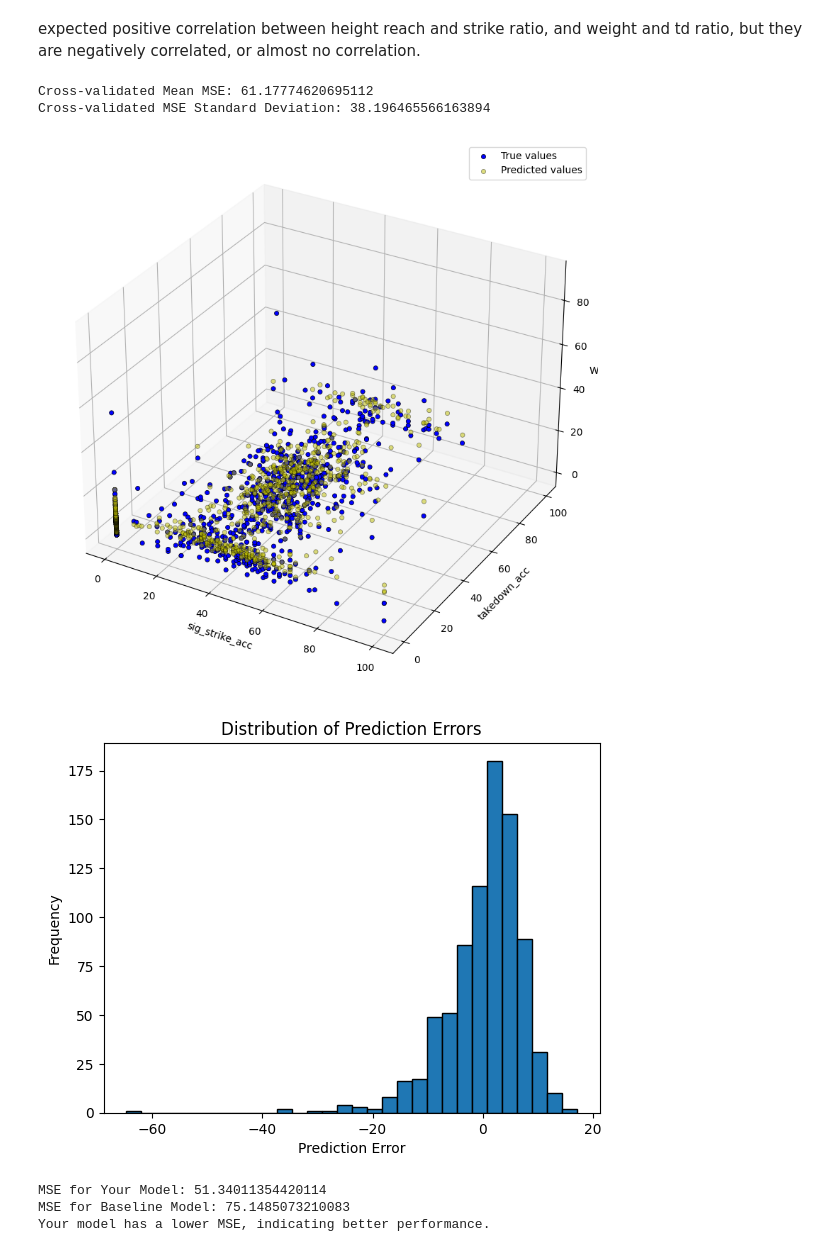
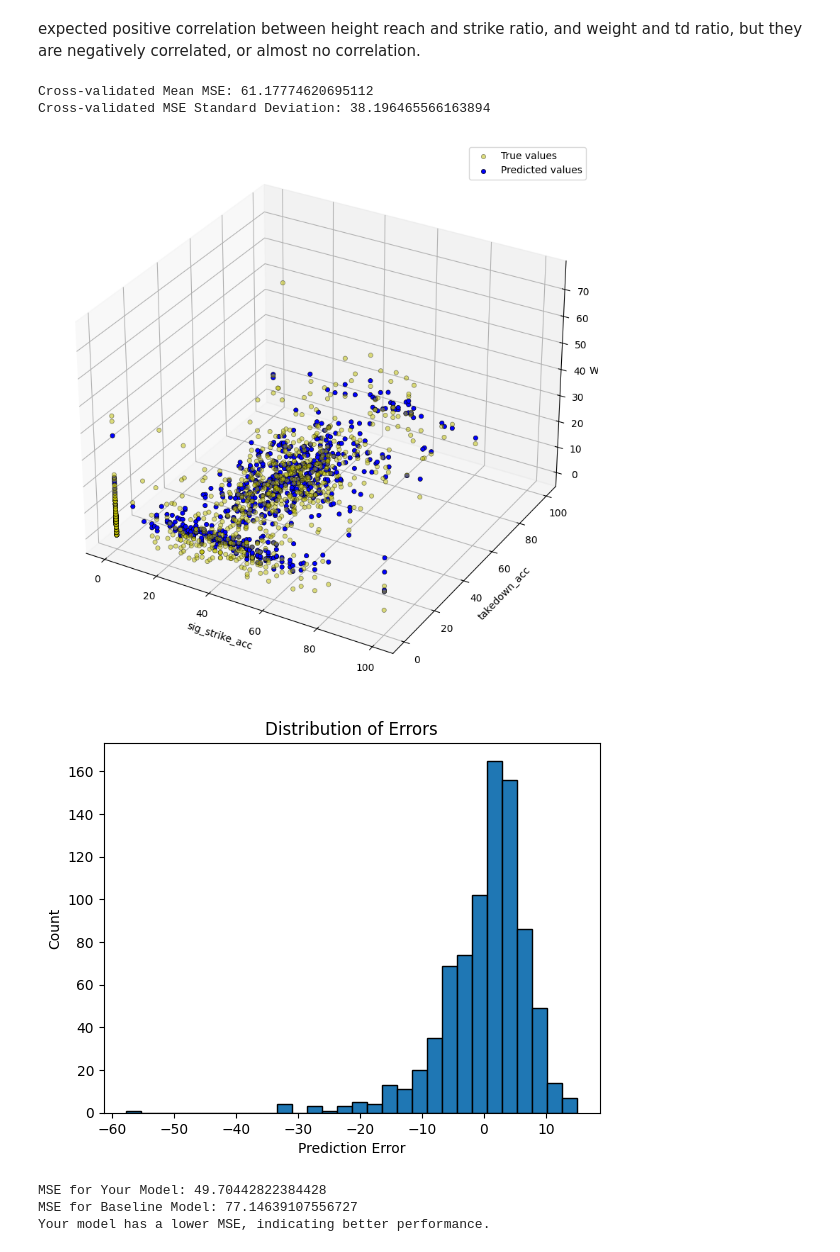
Before and after one commit to ImtiazAli1/INM701, a Jupyter notebook: cw.ipynb, the cells around one changed output. Cells and saved outputs as stored; diff of their text form; code cells hidden in the pictures.

```diff
--- a/cw.ipynb
+++ b/cw.ipynb
@@ -335,58 +235,58 @@ X_val, X_test, y_val, y_test = train_test_split(X_temp, y_temp, test_size=0.5, r
 knn_regressor.fit(X_train, y_train)
 
 # Make predictions on the validation set
-y_pred = knn_regressor.predict(X_val)
+y_pred = knn_regressor.predict(X_test)
 
 # 3D Scatter Plot
 fig = plt.figure(figsize=(10, 10))
 ax = fig.add_subplot(111, projection='3d')
 
-ax.scatter(X_val[:, 6], X_val[:, 10], y_val, color='b', label='True values', alpha=1, edgecolors='k', linewidth=0.5)
-ax.scatter(X_val[:, 6], X_val[:, 10], y_pred, color='y', label='Predicted values', alpha=0.5, edgecolors='k', linewidth=0.5)
+ax.scatter(X_test[:, 6], X_test[:, 10], y_test, color='y', label='True values', alpha=0.5, edgecolors='k', linewidth=0.5)
+ax.scatter(X_test[:, 6], X_test[:, 10], y_pred, color='b', label='Predicted values', alpha=1, edgecolors='k', linewidth=0.5)
 
 ax.set_xlabel(result[6])
 ax.set_ylabel(result[10])
 ax.set_zlabel('Wins')
 
 plt.legend()
 plt.show()
 
-y_pred = knn_regressor.predict(X_val)
-errors = y_pred - y_val
+y_pred = knn_regressor.predict(X_test)
+errors = y_pred - y_test
 
 plt.hist(errors, bins=30, edgecolor='black')
-plt.title('Distribution of Prediction Errors')
+plt.title('Distribution of Errors')
 plt.xlabel('Prediction Error')
-plt.ylabel('Frequency')
+plt.ylabel('Count')
 plt.show()
 
-y_pred = knn_regressor.predict(X_val)
+y_pred = knn_regressor.predict(X_test)
 
 # Calculate MSE for your model
-mse_model = mean_squared_error(y_val, y_pred)
+mse_model = mean_squared_error(y_test, y_pred)
 
 # Create a baseline model predicting the mean
 mean_wins = y_train.mean()
-y_baseline = [mean_wins] * len(y_val)
+y_baseline = [mean_wins] * len(y_test)
 
 # Calculate MSE for the baseline model
-mse_baseline = mean_squared_error(y_val, y_baseline)
+mse_baseline = mean_squared_error(y_test, y_baseline)
 
 print(f'MSE for Your Model: {mse_model}')
 print(f'MSE for Baseline Model: {mse_baseline}')
 
 # Compare the MSE values
 if mse_model < mse_baseline:
     print('Your model has a lower MSE, indicating better performance.')
 else:
     print('The baseline model has a lower MSE, suggesting limited improvement by your model.')
 # %% [output]
 Cross-validated Mean MSE: 61.17774620695112
 Cross-validated MSE Standard Deviation: 38.196465566163894
-[figure, old version]
+[figure, new version]
-[figure, old version]
+[figure, new version]
-MSE for Your Model: 51.34011354420114
-MSE for Baseline Model: 75.1485073210083
+MSE for Your Model: 49.70442822384428
+MSE for Baseline Model: 77.14639107556727
 Your model has a lower MSE, indicating better performance.
 # %%
 import os
```
Also changed, not shown: parts of 3 cells of this notebook.
